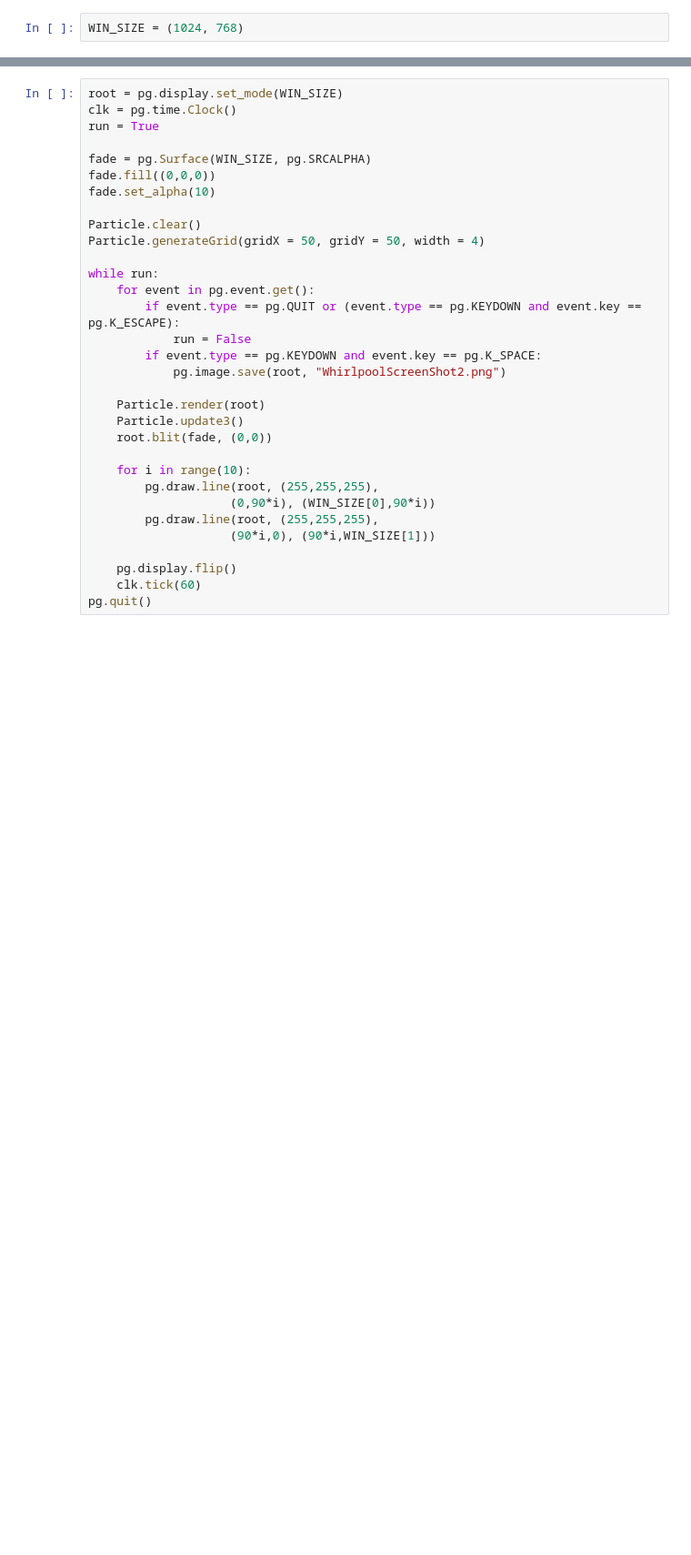
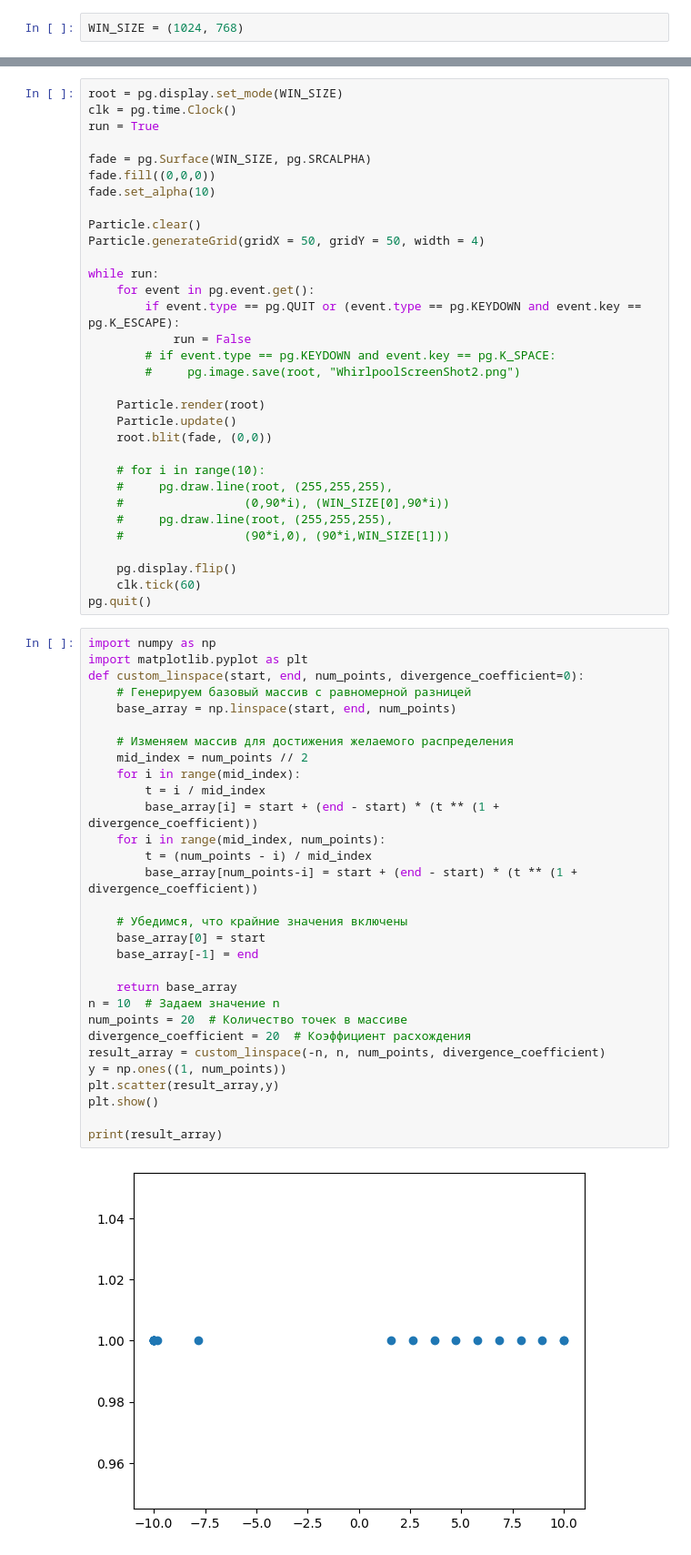
Before and after one commit to NikoSolov/MathDiscoveries, a Jupyter notebook: MyProjects/Whirlpools.ipynb, the cells around one changed output, grey strips where cells are left out. Shown at 91% size. Saved outputs shown, nothing was run; the diff lists cells and outputs as text; blank space fills up the shorter version.

```diff
--- a/MyProjects/Whirlpools.ipynb
+++ b/MyProjects/Whirlpools.ipynb
@@ -95,19 +125,51 @@ while run:
     for event in pg.event.get():
         if event.type == pg.QUIT or (event.type == pg.KEYDOWN and event.key == pg.K_ESCAPE):
             run = False
-        if event.type == pg.KEYDOWN and event.key == pg.K_SPACE:
-            pg.image.save(root, "WhirlpoolScreenShot2.png")
+        # if event.type == pg.KEYDOWN and event.key == pg.K_SPACE:
+        #     pg.image.save(root, "WhirlpoolScreenShot2.png")
 
     Particle.render(root)
-    Particle.update3()
+    Particle.update()
     root.blit(fade, (0,0))
 
-    for i in range(10):
-        pg.draw.line(root, (255,255,255),
-                    (0,90*i), (WIN_SIZE[0],90*i))
-        pg.draw.line(root, (255,255,255),
-                    (90*i,0), (90*i,WIN_SIZE[1]))
+    # for i in range(10):
+    #     pg.draw.line(root, (255,255,255),
+    #                 (0,90*i), (WIN_SIZE[0],90*i))
+    #     pg.draw.line(root, (255,255,255),
+    #                 (90*i,0), (90*i,WIN_SIZE[1]))
 
     pg.display.flip()
     clk.tick(60)
 pg.quit()
+# %%
+import numpy as np
+import matplotlib.pyplot as plt
+def custom_linspace(start, end, num_points, divergence_coefficient=0):
+    # Генерируем базовый массив с равномерной разницей
+    base_array = np.linspace(start, end, num_points)
+
+    # Изменяем массив для достижения желаемого распределения
+    mid_index = num_points // 2
+    for i in range(mid_index):
+        t = i / mid_index
+        base_array[i] = start + (end - start) * (t ** (1 + divergence_coefficient))
+    for i in range(mid_index, num_points):
+        t = (num_points - i) / mid_index
+        base_array[num_points-i] = start + (end - start) * (t ** (1 + divergence_coefficient))
+
+    # Убедимся, что крайние значения включены
+    base_array[0] = start
+    base_array[-1] = end
+
+    return base_array
+n = 10  # Задаем значение n
+num_points = 20  # Количество точек в массиве
+divergence_coefficient = 20  # Коэффициент расхождения
+result_array = custom_linspace(-n, n, num_points, divergence_coefficient)
+y = np.ones((1, num_points))
+plt.scatter(result_array,y)
+plt.show()
+
+print(result_array)
+# %% [output]
+[figure, added]
```
Also changed, not shown: parts of 8 cells of this notebook, 10 other files.
